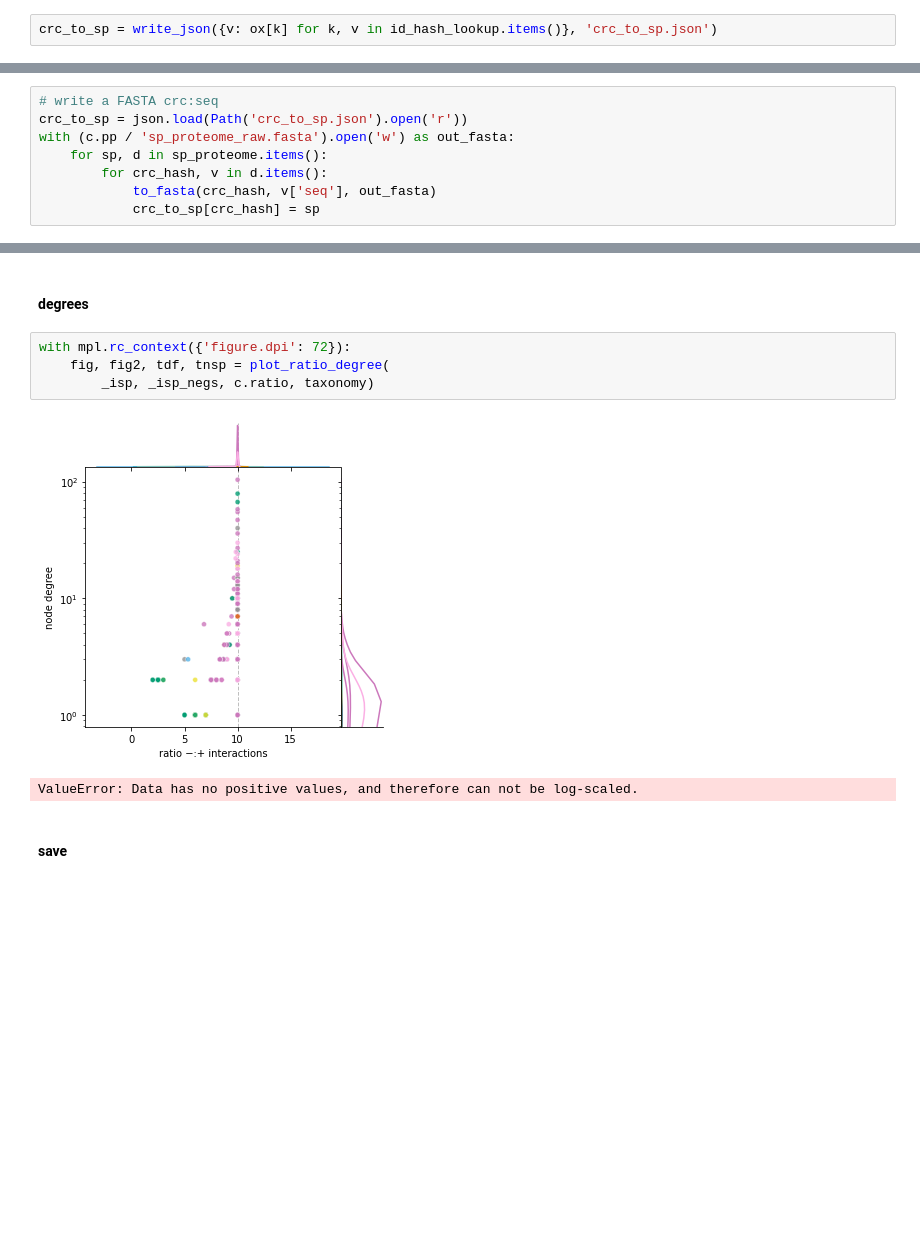
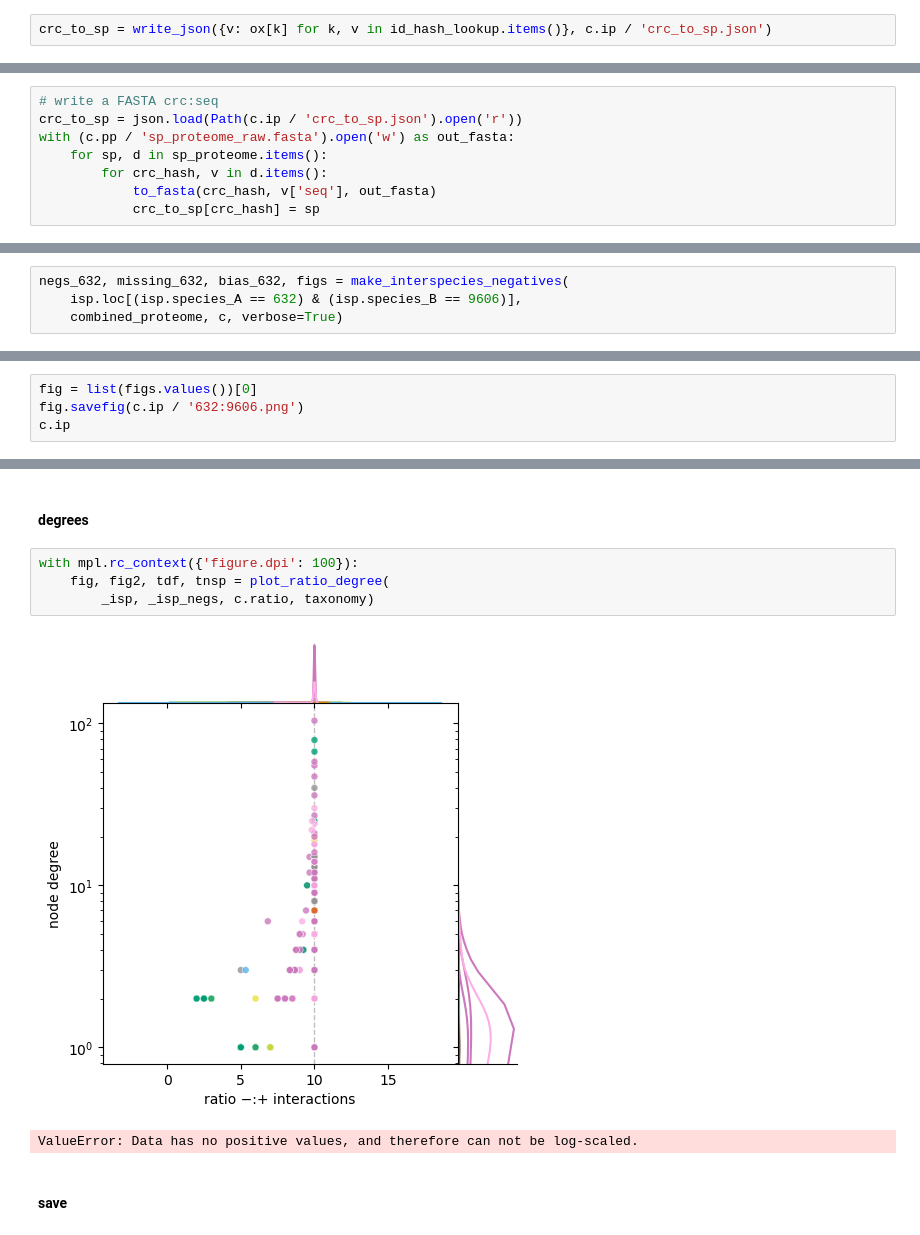
Before and after one commit to lkndl/ppi, a Jupyter notebook: data/ppi_dataset/template/inter_species_set.ipynb, the cells around one changed output, grey strips where cells are left out. Drawn from its saved outputs; the diff is of its cells as text; blank space fills up the shorter version.

Commit message:
inter-species set

```diff
--- a/data/ppi_dataset/template/inter_species_set.ipynb
+++ b/data/ppi_dataset/template/inter_species_set.ipynb
@@ -598,7 +598,7 @@ isp.loc[isp.species_B == 7955]
 #### prep extra negative candidates
 Use APID proteins that do not have inter-species interactions as donors of extra negatives. Potentially supplement with SwissProt. The fact that they do not have positives does not matter, because this will become a **test** set.
 # %%
-crc_to_sp = write_json({v: ox[k] for k, v in id_hash_lookup.items()}, 'crc_to_sp.json')
+crc_to_sp = write_json({v: ox[k] for k, v in id_hash_lookup.items()}, c.ip / 'crc_to_sp.json')
 # %%
 # filter out isp proteins and sequences of wrong length from all proteins in our dataset
 non_isp_seqs = {k: v for k, v in SeqIO.to_dict(SeqIO.parse(
@@ -735,7 +735,7 @@ sp_proteome.keys()
 dict_keys([632, 1392, 3702, 6239, 7227, 7955, 8355, 9031, 9606, 9913, 9986, 10090, 10116, 10299, 10377, 11706, 37296, 83333, 272634, 284812, 333760, 559292, 1111708, 2697049])
 # %%
 # write a FASTA crc:seq
-crc_to_sp = json.load(Path('crc_to_sp.json').open('r'))
+crc_to_sp = json.load(Path(c.ip / 'crc_to_sp.json').open('r'))
 with (c.pp / 'sp_proteome_raw.fasta').open('w') as out_fasta:
     for sp, d in sp_proteome.items():
         for crc_hash, v in d.items():
@@ -1009,0 +1022,4 @@ fig.savefig('632:9606.svg')
+# %%
+negs_632, missing_632, bias_632, figs = make_interspecies_negatives(
+    isp.loc[(isp.species_A == 632) & (isp.species_B == 9606)],
+    combined_proteome, c, verbose=True)
@@ -1009,0 +1037,4 @@ fig.savefig('632:9606.svg')
+# %%
+fig = list(figs.values())[0]
+fig.savefig(c.ip / '632:9606.png')
+c.ip
@@ -1072,11 +1125,11 @@ fig.savefig(f'isp_bias.svg')
 # %% [markdown]
 #### degrees
 # %%
-with mpl.rc_context({'figure.dpi': 72}):
+with mpl.rc_context({'figure.dpi': 100}):
     fig, fig2, tdf, tnsp = plot_ratio_degree(
         _isp, _isp_negs, c.ratio, taxonomy)
 # %% [output]
-[figure, old version]
+[figure, new version]
 ValueError: Data has no positive values, and therefore can not be log-scaled.
 # %% [markdown]
 #### save
```
Also changed, not shown: parts of 10 cells of this notebook.
